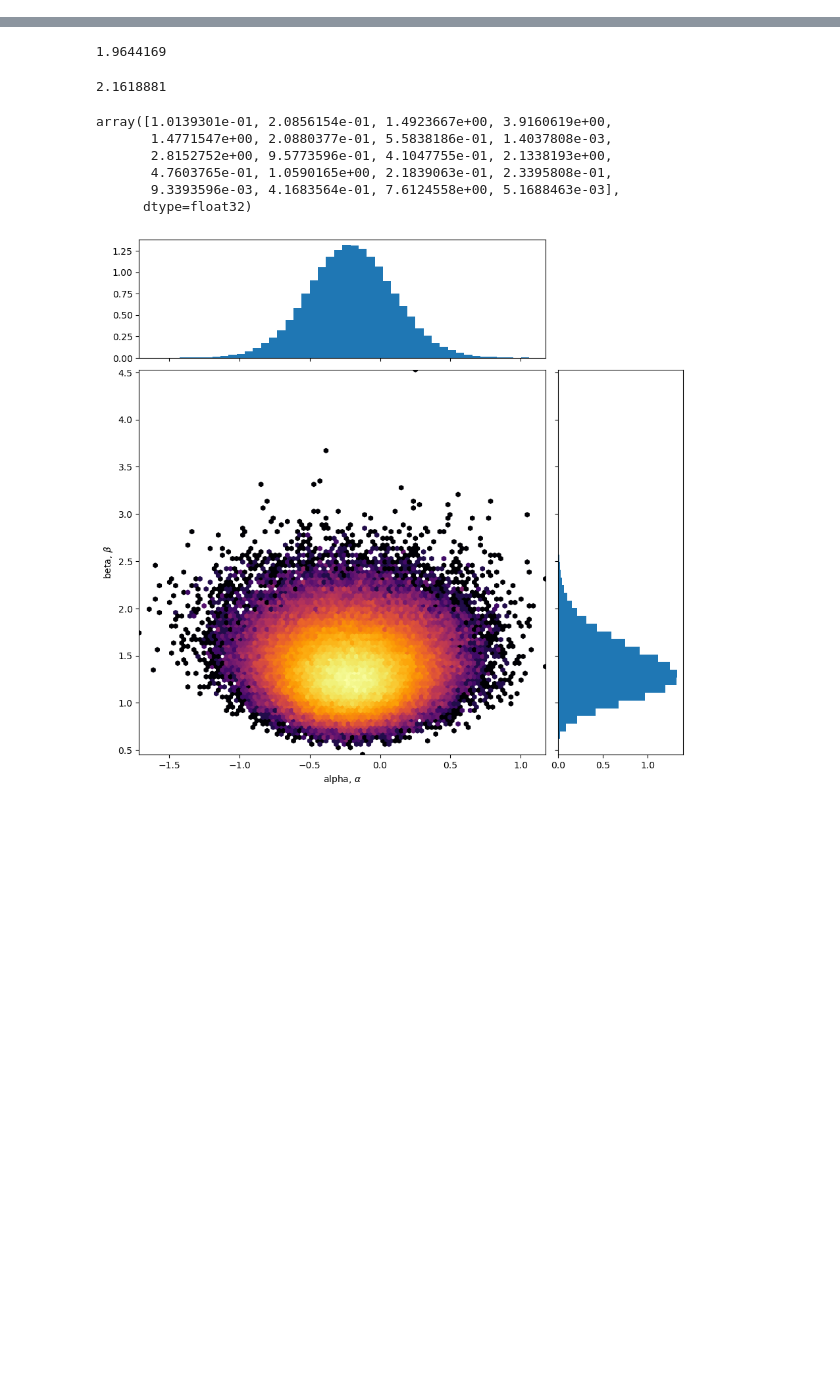
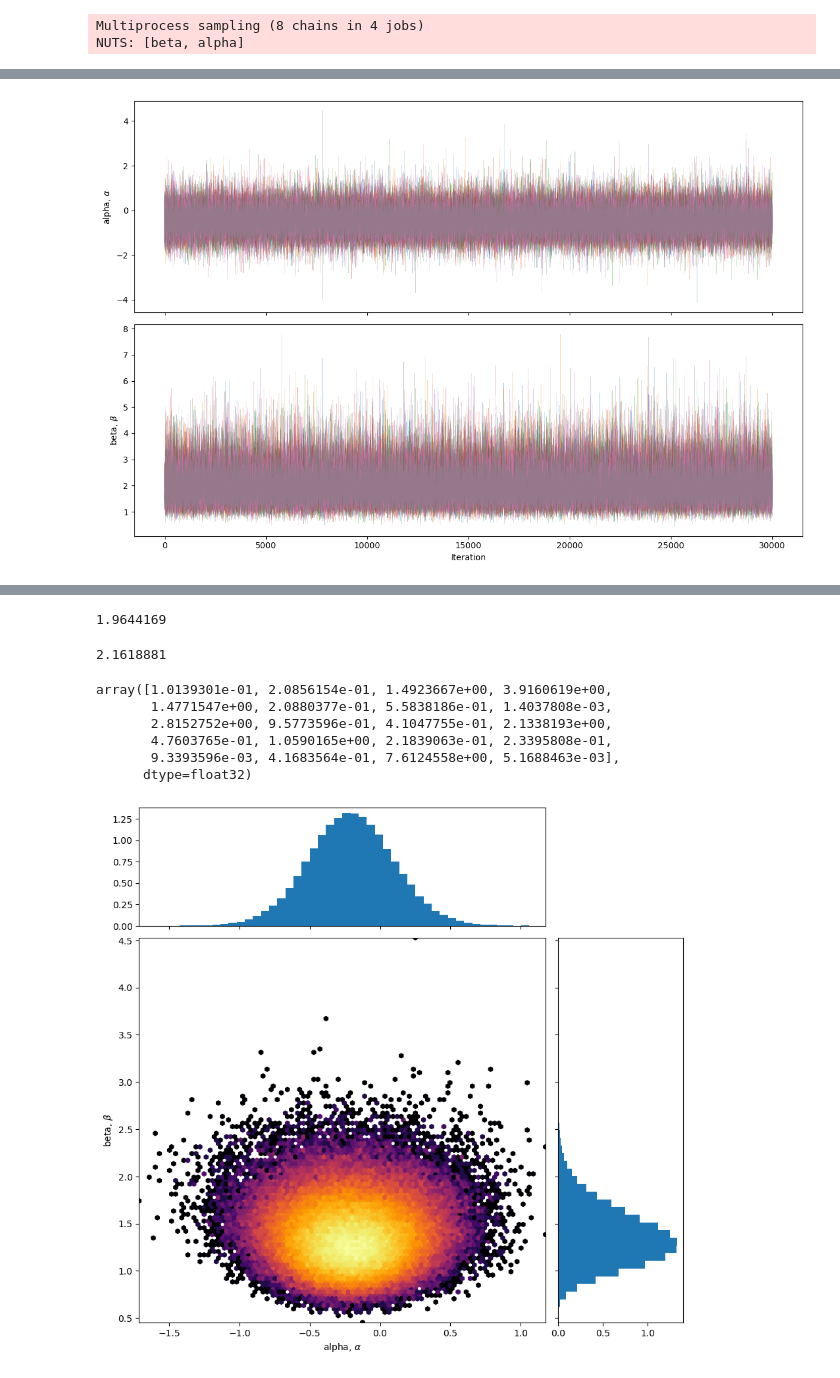
Before and after one commit to MaxTalberg/The-Lighthouse-Problem, a Jupyter notebook: src/CW_pymc.ipynb, the cells around one changed output, grey strips where cells are left out. Cells and saved outputs as stored; diff of their text form; code cells hidden in the pictures; blank space fills up the shorter version.

```diff
--- a/src/CW_pymc.ipynb
+++ b/src/CW_pymc.ipynb
@@ -26,12 +28,15 @@ model_x = define_model_x(x_observed, **model_params)
 model_xi = define_model_xi(x_observed, I_observed, **model_params)
 
 # Sample the models
-#trace_x = sample_model(model_x, **sampling_params)
+trace_x = sample_model(model_x, **sampling_params)
 #trace_xi = sample_model(model_xi, **sampling_params)
 
 # Trace plot
-#trace_plot(trace_x)
+trace_plot(trace_x)
 #trace_plot(trace_xi)
 
 # Thinning
 #thinned_trace_x = thinning(trace_xi)
+# %% [output]
+Multiprocess sampling (8 chains in 4 jobs)
+NUTS: [beta, alpha]
@@ -37,0 +45 @@ model_xi = define_model_xi(x_observed, I_observed, **model_params)
+[figure, added]
```
Also changed, not shown: parts of 8 cells of this notebook, 4 other files.
